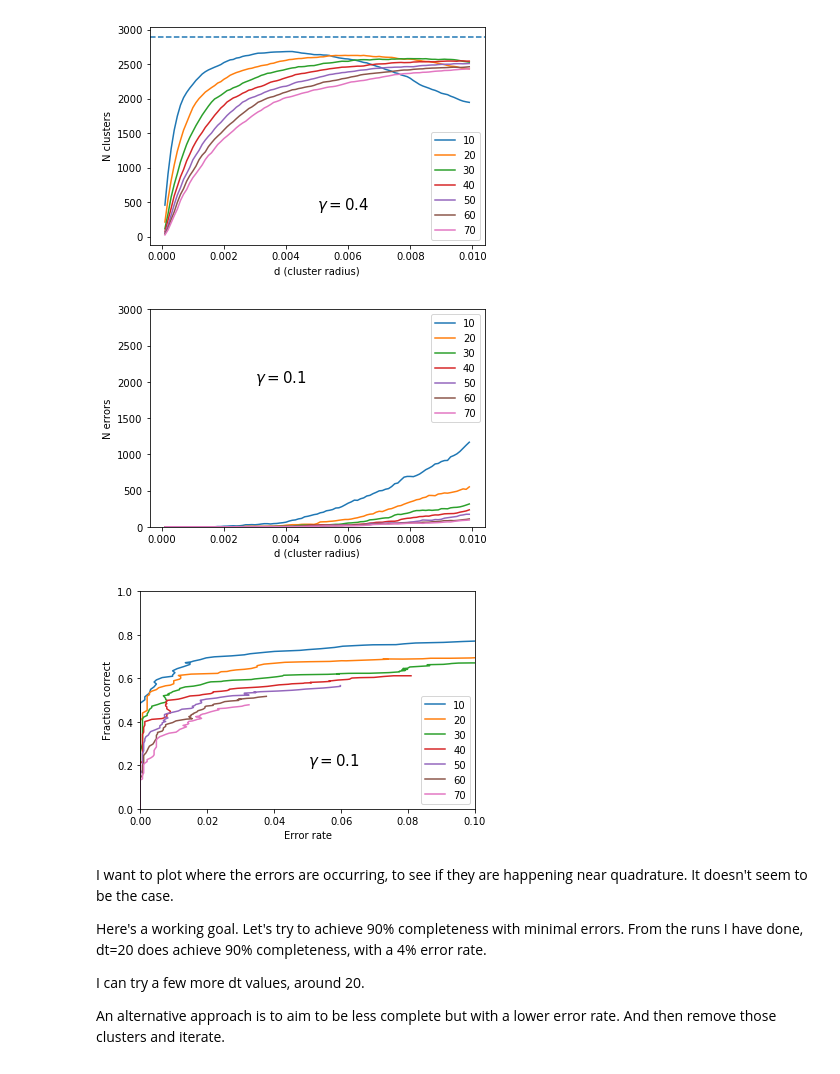
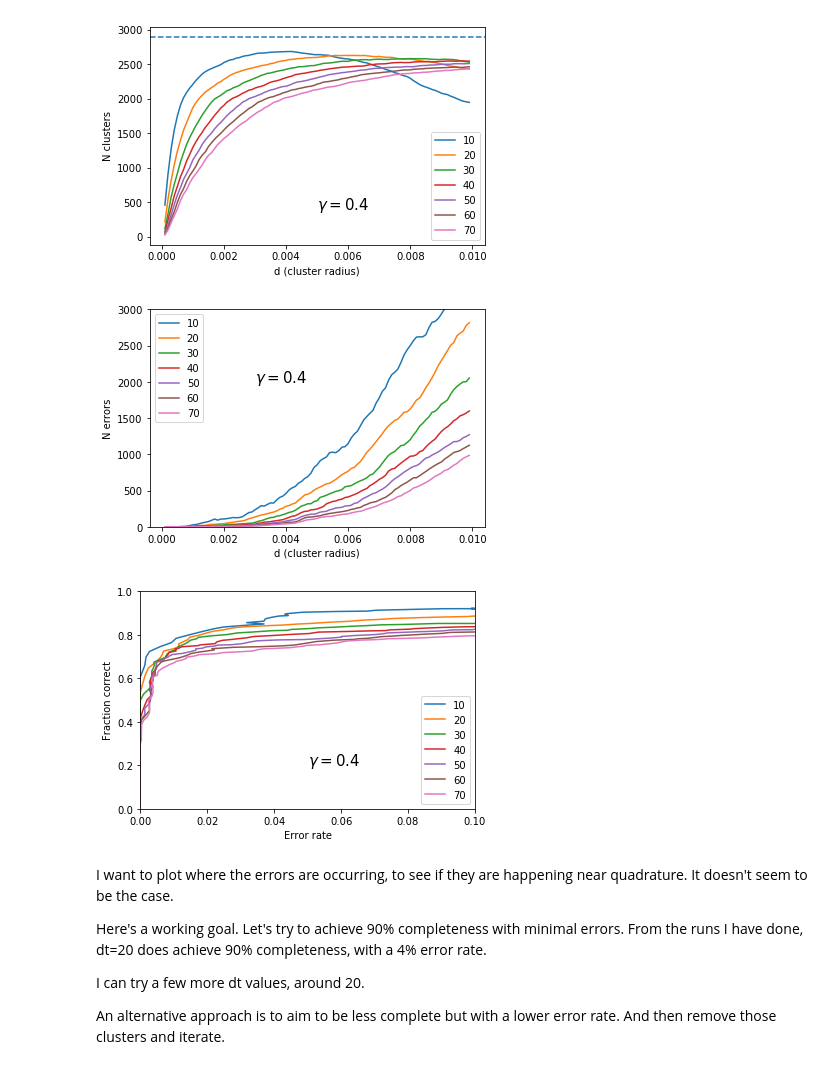
Before and after one commit to pblankley/Asteroid_Tracklets, a Jupyter notebook: ITF/ITF_mjh.ipynb, the cells around one changed output. Cells and saved outputs as stored; diff of their text form; code cells hidden in the pictures.

Commit message:
more figures

```diff
--- a/ITF/ITF_mjh.ipynb
+++ b/ITF/ITF_mjh.ipynb
@@ -541,3 +742,30 @@ for i in [764]:
+# %%
+# This is not the one to use.
+
+hp_dict = defaultdict(list)
+#infilename = 'data/itf_new_1_line_2457987.5_pm45.0_r2.5.trans'
+infilename= 'data/UnnObs_Training_1_line_A_2457397.5_pm45.0_r2.5.trans'
+
+with open(infilename) as file:
+    for line in file:
+        if line.startswith('#'):
+            continue
+        pix = int(line.split()[-1])
+        hp_dict[pix].append(line)
+
+n=-11
+nside=8
+angDeg=25.5
+for i in [378]:
+#for i in range(hp.nside2npix(nside)):
+    vec = hp.pix2vec(nside, i, nest=True)
+    neighbors = hp.query_disc(32, vec, angDeg*np.pi/180., inclusive=True, nest=True)
+    lines = []
+    for pix in neighbors:
+        for line in hp_dict[pix]:
+            lines.append(line)
+    outfilename = infilename.rstrip('.trans') +'_topo' + '_hp_' + str(i)
+    select_positions_topo(lunation_center(n), lambda x: 2.5, vec, angDeg, lines, outfilename)
 # %% [raw]
 # This is not the one to use.  I am keeping it here as a
 # backup.
@@ -990,7 +1220,13 @@ def unique_clusters(test_set):
 # %% [markdown]
 Not only do we want to tune over the velocity scaling factor dt and the cluster size d, we also want to get a sense for how finely we need to sample the z, zdot space to have a good detection efficiency.  I am guessing that with a bigger dt and a bigger d we can get away with a courser grid of z, zdot, but a larger d comes with a somewhat larger contamination rate from overlapping clusters.
 # %%
-def do_training_run(pixels, z_zdots=z_zdots, infilename='UnnObs_Training_1_line_A_2457397.5_pm15.0_r2.5.trans'):
+zs = np.arange(2.5, 2.6, 0.5)
+#zs = np.arange(3.33, 3.5, 0.5)
+#zs = np.arange(10.0, 10.1, 0.5)
+zdots = np.arange(-1e-2, 1.1e-2, 2.0e-3)
+z_zdots = [(x,y) for x in zs for y in zdots]
+
+def do_training_run(pixels, z_zdots=z_zdots, infilename='data/UnnObs_Training_1_line_A_2457397.5_pm15.0_r2.5.trans'):
     master = cluster_sky_regions(z_zdots, pixels, infilename=infilename)
 
     dt_range = np.arange(10, 80, 10)
@@ -1165,39 +1401,39 @@ for dt in np.arange(10, 80, 10):
 plt.ylim((0,3000))
 plt.xlabel('d (cluster radius)')
 plt.ylabel('N errors')
-plt.text(0.003, 2000, r'$\gamma=0.1$', fontsize=15)
+plt.text(0.003, 2000, r'$\gamma=0.4$', fontsize=15)
 plt.legend()
-plt.savefig('nerrors_vs_d_z10.0.pdf')
+plt.savefig('nerrors_vs_d_z2.5.pdf')
 plt.show()
 #
 # %% [output]
-[figure, old version]
+[figure, new version]
 # %%
 ntrue=sum(true_count_dict.values())
 for dt in np.arange(10, 80, 10):
     pixels=list(pix_runs.keys())
     ds = pix_runs[pixels[0]][dt][0]
     nclusters = pix_runs[pixels[0]][dt][1]
     nerrors = pix_runs[pixels[0]][dt][2]
     for pix in pixels[1:]:
         nclusters = list(map(add, nclusters, pix_runs[pix][dt][1]))
         nerrors = list(map(add, nerrors, pix_runs[pix][dt][2]))
     nclusters=np.array(nclusters)
     nerrors=np.array(nerrors)
 
     plt.plot(nerrors/ntrue, nclusters/ntrue, label=dt)
 
 plt.xlim((0,0.1))
 plt.ylim((0, 1))
 plt.xlabel('Error rate')
 plt.ylabel('Fraction correct')
-plt.text(0.05, 0.2, r'$\gamma=0.1$', fontsize=15)
+plt.text(0.05, 0.2, r'$\gamma=0.4$', fontsize=15)
 plt.legend()
-plt.savefig('AUCish_z10.0.pdf')
+plt.savefig('AUCish_z2.5.pdf')
 plt.show()
 #
 # %% [output]
-[figure, old version]
+[figure, new version]
 # %% [markdown]
 I want to plot where the errors are occurring, to see if they are happening near quadrature.  It doesn't seem to be the case.
 
```
Also changed, not shown: parts of 27 cells of this notebook, 7 other files.
